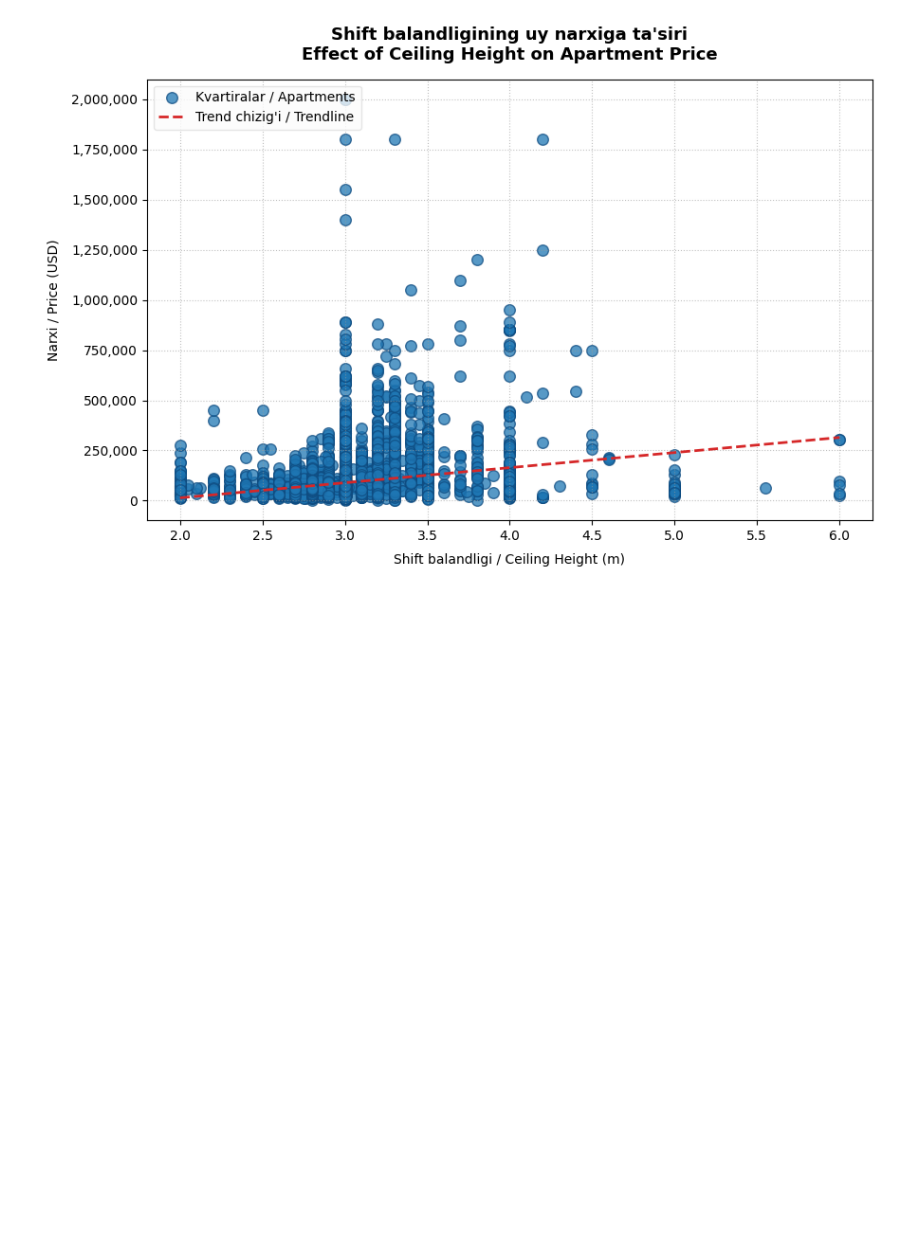
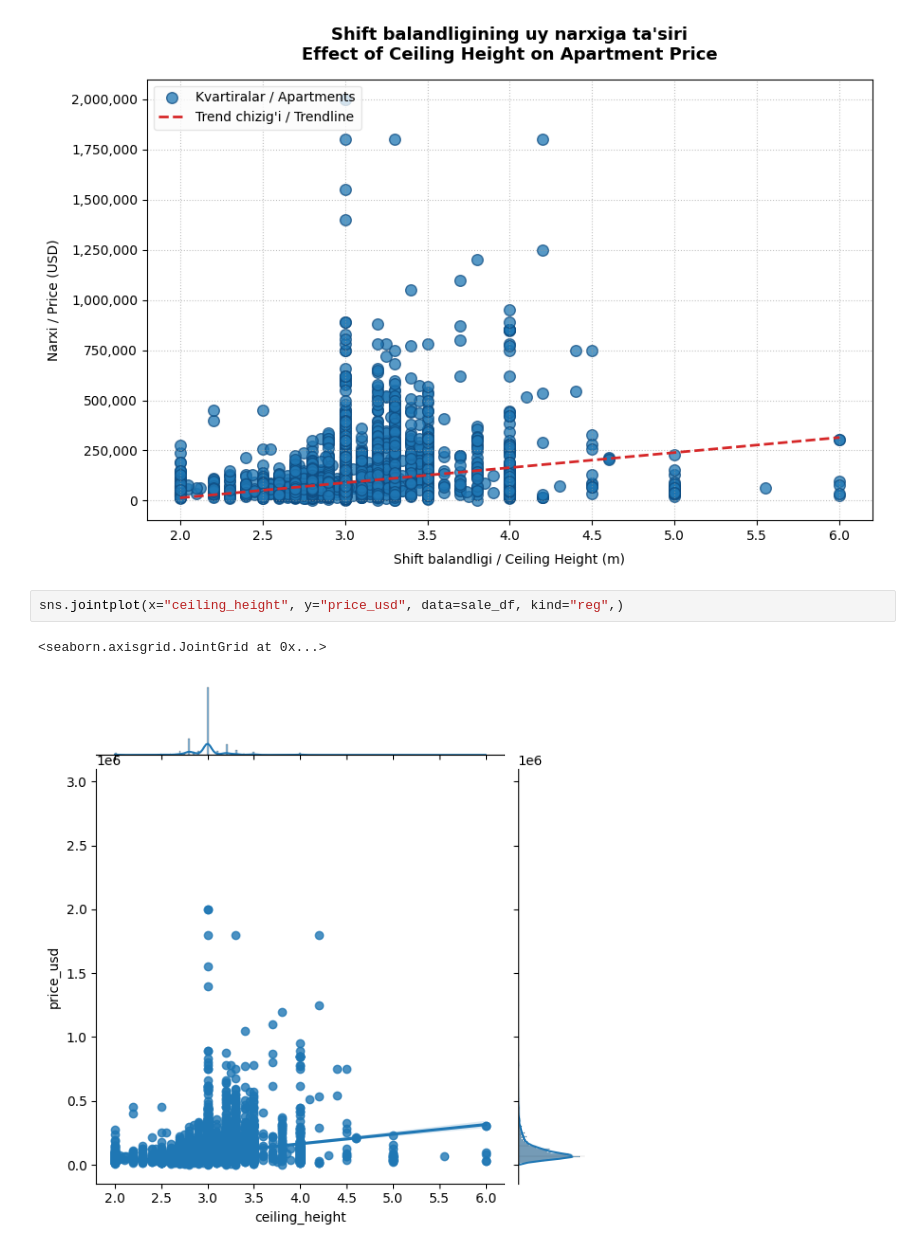
Before and after one commit to Javoh20111/Tashkent-apartment-analysis, a Jupyter notebook: notebooks/2_data_analysis.ipynb, the cells around one changed output. Drawn from its saved outputs; the diff is of its cells as text; blank space fills up the shorter version.

```diff
--- a/notebooks/2_data_analysis.ipynb
+++ b/notebooks/2_data_analysis.ipynb
@@ -660,3 +660,8 @@ plt.tight_layout()
 plt.savefig("../reports/charts/15_Shiftning balandligi narxga ta'sir qiladimi.png")
 # %% [output]
 [figure]
+# %%
+sns.jointplot(x="ceiling_height", y="price_usd", data=sale_df, kind="reg",)
+# %% [output]
+<seaborn.axisgrid.JointGrid at 0x...>
+[figure, added]
```
Also changed, not shown: parts of 1 cell of this notebook, 3 other files.
